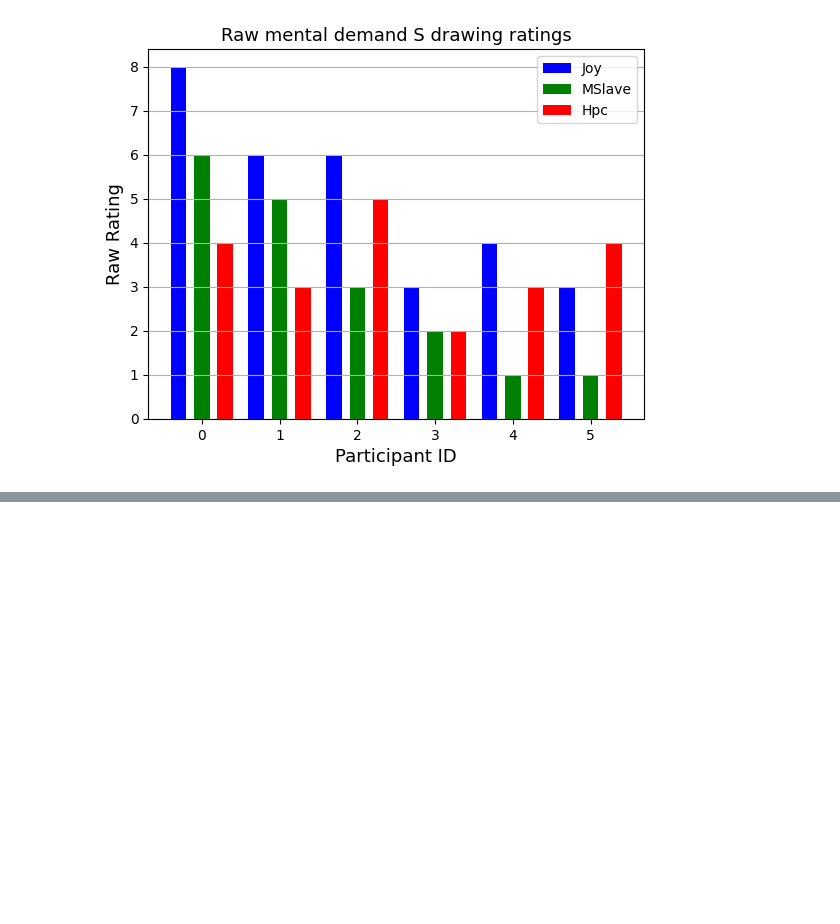
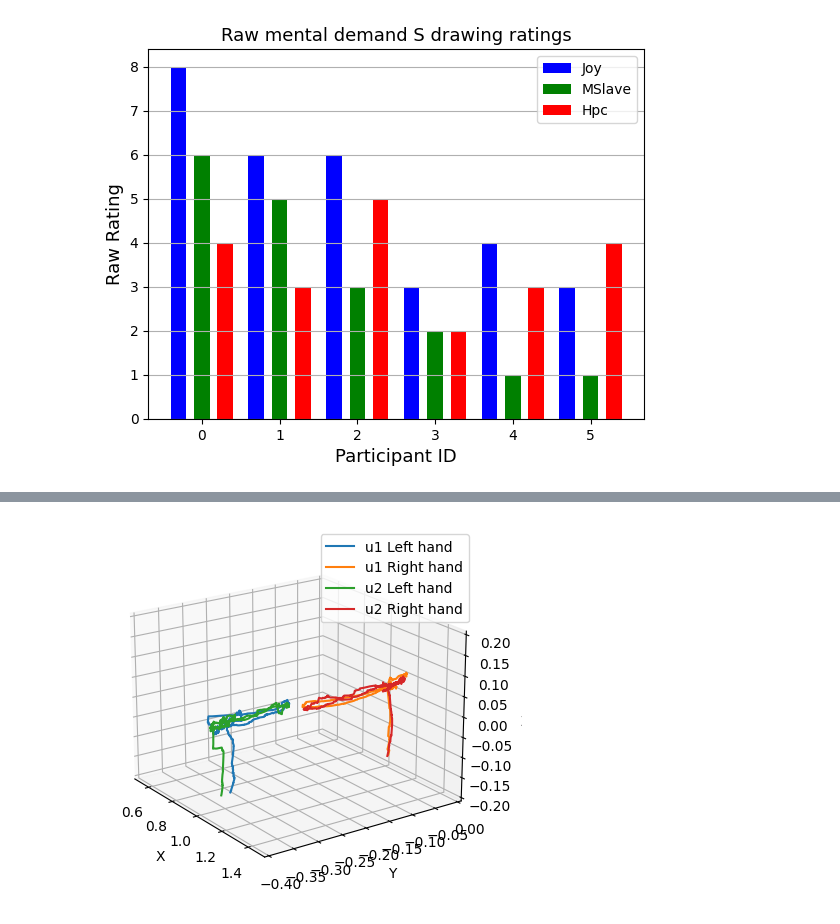
Before and after one commit to fzoric8/ros_utils, a Jupyter notebook: bags/licas_plots.ipynb, the cells around one changed output, grey strips where cells are left out. Cells and saved outputs as stored; diff of their text form; code cells hidden in the pictures; blank space fills up the shorter version.

```diff
--- a/bags/licas_plots.ipynb
+++ b/bags/licas_plots.ipynb
@@ -804,0 +710,44 @@ radar.plot([3, 6, 4, 1, 1, 2],  "-", lw=2, color="y", alpha=0.4, label="second")
+# %%
+import numpy as np
+import matplotlib.pyplot as plt
+
+ax = plt.figure().add_subplot(projection='3d')
+
+
+ax.plot(u1pLx, u1pLy, u1pLz, label="u1 Left hand")
+ax.plot(u1pRx, u1pRy, u1pRz, label="u1 Right hand")
+ax.plot(u2pLx, u2pLy, u2pLz, label="u2 Left hand")
+ax.plot(u2pRx, u2pRy, u2pRz, label="u2 Right hand")
+ax.plot(u3pLx, u3pLy, u2pLz, label="u2 Left hand")
+ax.plot(u3pRx, u3pRy, u2pRz, label="u2 Right hand")
+
+# Plot scatterplot data (20 2D points per colour) on the x and z axes.
+colors = ('r', 'g', 'b', 'k')
+
+# Fixing random state for reproducibility
+np.random.seed(19680801)
+
+x = np.random.sample(20 * len(colors))
+y = np.random.sample(20 * len(colors))
+c_list = []
+for c in colors:
+    c_list.extend([c] * 20)
+# By using zdir='y', the y value of these points is fixed to the zs value 0
+# and the (x, y) points are plotted on the x and z axes.
+
+# Make legend, set axes limits and labels
+ax.legend()
+ax.set_xlim(0.5, 1.5)
+ax.set_ylim(-0.4, 0.0)
+ax.set_zlim(-0.2, 0.2)
+ax.set_xlabel('X')
+ax.set_ylabel('Y')
+ax.set_zlabel('Z')
+
+# Customize the view angle so it's easier to see that the scatter points lie
+# on the plane y=0
+ax.view_init(elev=20., azim=-35, roll=0)
+
+plt.show()
+# %% [output]
+[figure, added]
```
Also changed, not shown: parts of 37 cells of this notebook.
